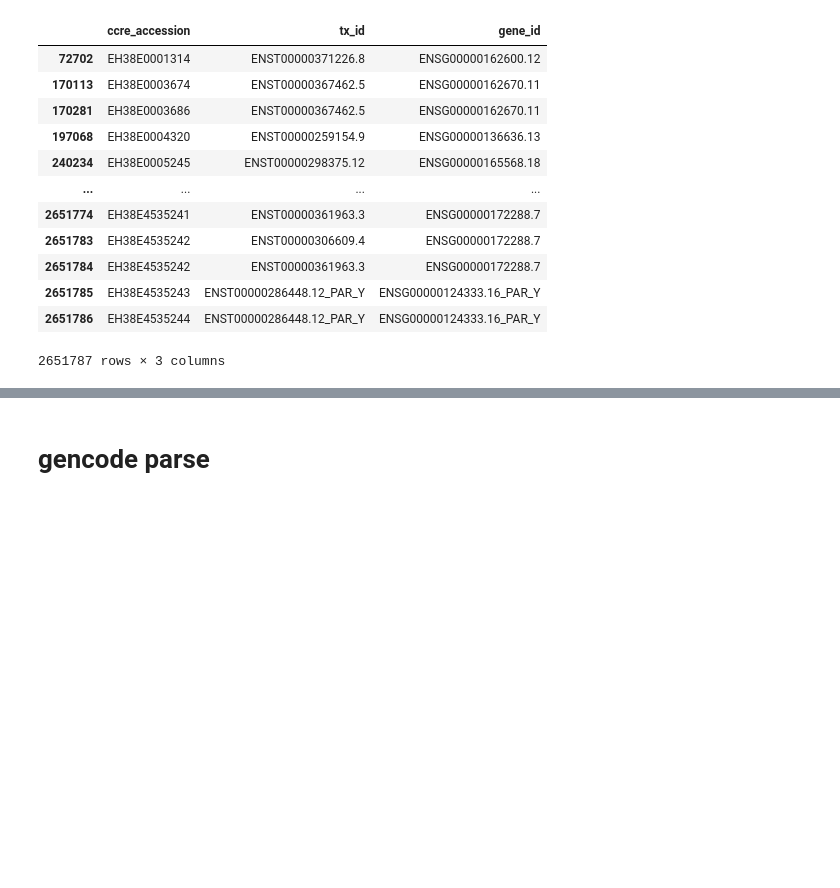
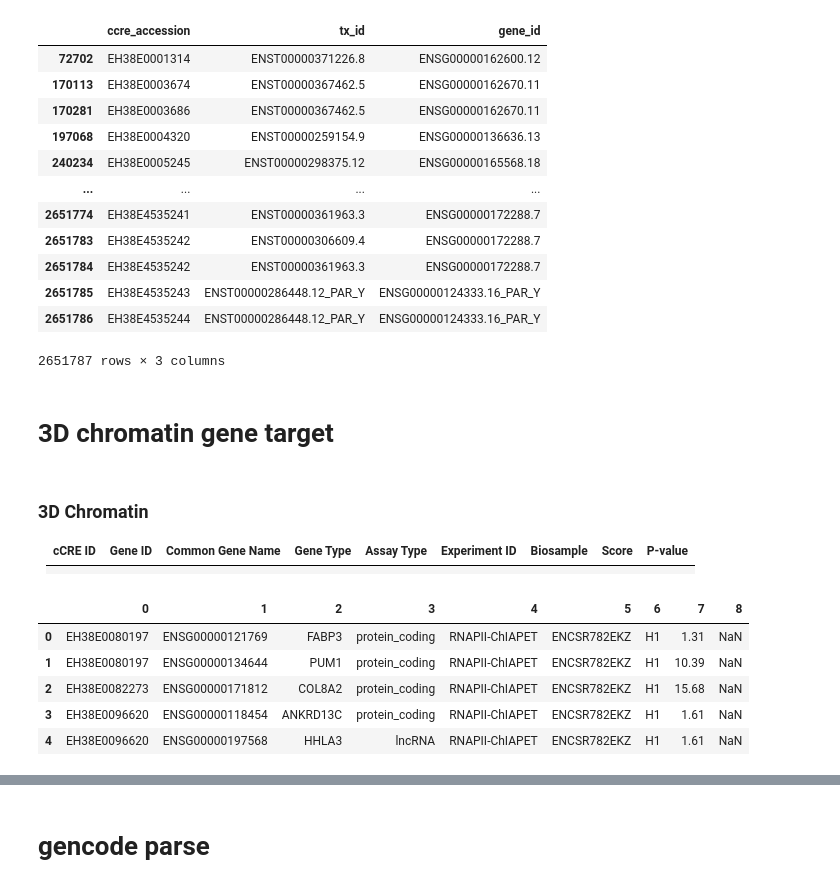
Before and after one commit to ctubbs750/cbs-db3-annotate, a Jupyter notebook: workflow/notebooks/sandbox/2025-04.ipynb, the cells around one changed output, grey strips where cells are left out. Drawn from its saved outputs; the diff is of its cells as text; code cells hidden in the pictures; blank space fills up the shorter version.

```diff
--- a/workflow/notebooks/sandbox/2025-04.ipynb
+++ b/workflow/notebooks/sandbox/2025-04.ipynb
@@ -307,3 +343,10 @@ nearest_gene
 | 2651785 | EH38E4535243 | ENST00000286448.12_PAR_Y | ENSG00000124333.16_PAR_Y |
 | 2651786 | EH38E4535244 | ENST00000286448.12_PAR_Y | ENSG00000124333.16_PAR_Y |
 2651787 rows × 3 columns
+# %% [markdown]
+# 3D chromatin gene target
+# %% [markdown]
+### 3D Chromatin
+| cCRE ID | Gene ID | Common Gene Name | Gene Type | Assay Type | Experiment ID | Biosample | Score | P-value |
+|---------|---------|-----------------|-----------|------------|---------------|-----------|--------|----------|
+| | | | | | | | | |
@@ -309,0 +369,9 @@ nearest_gene
+# %%
+gene_targets.head()
+# %% [output]
+|  | 0 | 1 | 2 | 3 | 4 | 5 | 6 | 7 | 8 |
+| 0 | EH38E0080197 | ENSG00000121769 | FABP3 | protein_coding | RNAPII-ChIAPET | ENCSR782EKZ | H1 | 1.31 | NaN |
+| 1 | EH38E0080197 | ENSG00000134644 | PUM1 | protein_coding | RNAPII-ChIAPET | ENCSR782EKZ | H1 | 10.39 | NaN |
+| 2 | EH38E0082273 | ENSG00000171812 | COL8A2 | protein_coding | RNAPII-ChIAPET | ENCSR782EKZ | H1 | 15.68 | NaN |
+| 3 | EH38E0096620 | ENSG00000118454 | ANKRD13C | protein_coding | RNAPII-ChIAPET | ENCSR782EKZ | H1 | 1.61 | NaN |
+| 4 | EH38E0096620 | ENSG00000197568 | HHLA3 | lncRNA | RNAPII-ChIAPET | ENCSR782EKZ | H1 | 1.61 | NaN |
```
Also changed, not shown: parts of 15 cells of this notebook, 12 other files.
